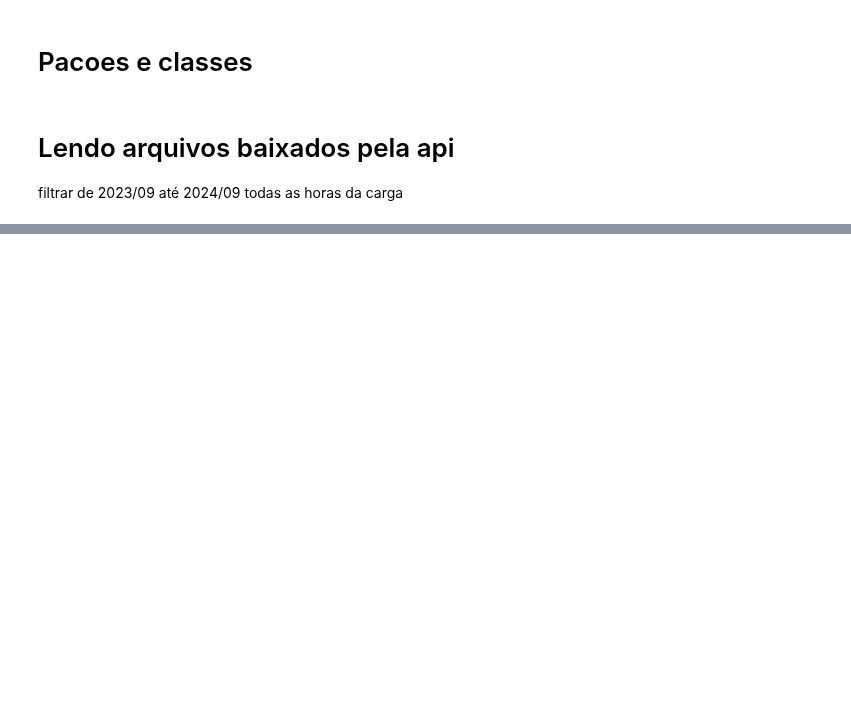
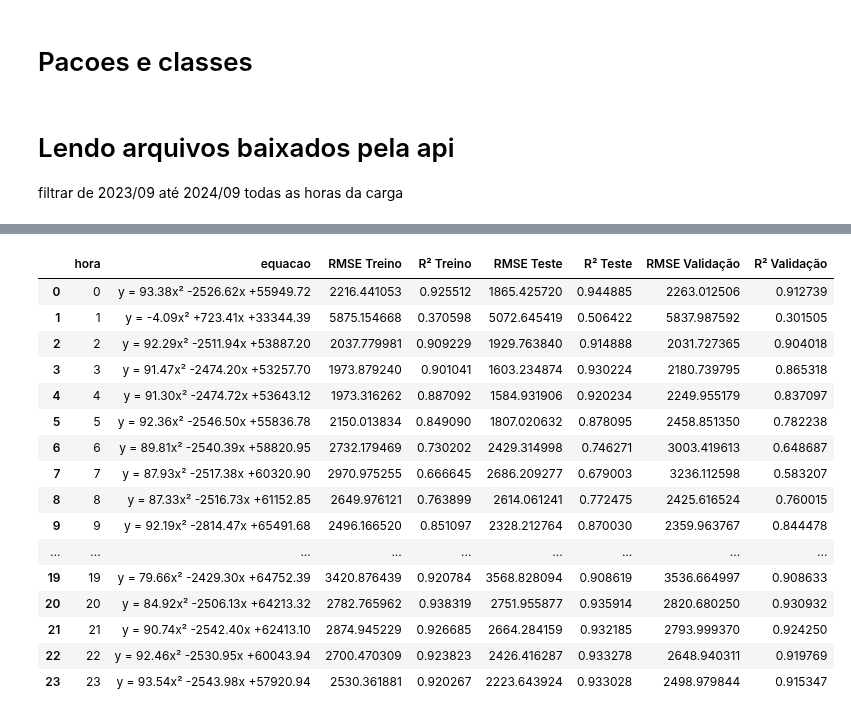
Before and after one commit to jrodrigotico/serena-tcc, a Jupyter notebook: debug_modelo.ipynb, the cells around one changed output, grey strips where cells are left out. Saved outputs shown, nothing was run; the diff lists cells and outputs as text; code cells hidden in the pictures; blank space fills up the shorter version.

Commit message:
só com a tabela large

```diff
--- a/debug_modelo.ipynb
+++ b/debug_modelo.ipynb
@@ -545,0 +121,94 @@ df_long: 13715.321477667276
+# %%
+def treinamento(df, column_x, column_y, k=5):
+    resultados = []
+
+    horas = sorted(df['hour'].unique())
+
+    for hora in horas:
+        # Filtra os dados para a hora atual
+        dados = df[df['hour'] == hora]
+        dados = dados.dropna(subset=[column_x, column_y])
+
+        X = dados[[column_x]].values
+        y = dados[column_y].values
+
+        # Divide em treino, teste e validação
+        X_train, X_temp, y_train, y_temp = train_test_split(X, y, test_size=0.3, random_state=42)
+        X_test, X_val, y_test, y_val = train_test_split(X_temp, y_temp, test_size=0.5, random_state=42)
+
+        # Regressão quadrática: x², x, constante
+        X_train_poly = np.hstack((X_train**2, X_train, np.ones_like(X_train)))
+        coef, *_ = np.linalg.lstsq(X_train_poly, y_train, rcond=None)
+
+        # Previsões
+        y_pred_train = X_train_poly @ coef
+        X_test_poly = np.hstack((X_test**2, X_test, np.ones_like(X_test)))
+        y_pred_test = X_test_poly @ coef
+        X_val_poly = np.hstack((X_val**2, X_val, np.ones_like(X_val)))
+        y_pred_val = X_val_poly @ coef
+
+        # Métricas de erro
+        rmse_train = mean_squared_error(y_train, y_pred_train, squared=False)
+        rmse_test = mean_squared_error(y_test, y_pred_test, squared=False)
+        rmse_val = mean_squared_error(y_val, y_pred_val, squared=False)
+
+        r2_train = r2_score(y_train, y_pred_train)
+        r2_test = r2_score(y_test, y_pred_test)
+        r2_val = r2_score(y_val, y_pred_val)
+
+        # Validação cruzada
+        kf = KFold(n_splits=k, shuffle=True, random_state=42)
+        rmse_cv_scores = []
+
+        for train_idx, test_idx in kf.split(X_val):
+            X_cv_train, X_cv_test = X_val[train_idx], X_val[test_idx]
+            y_cv_train, y_cv_test = y_val[train_idx], y_val[test_idx]
+
+            X_cv_train_poly = np.hstack((X_cv_train**2, X_cv_train, np.ones_like(X_cv_train)))
+            X_cv_test_poly = np.hstack((X_cv_test**2, X_cv_test, np.ones_like(X_cv_test)))
+
+            coef_cv, *_ = np.linalg.lstsq(X_cv_train_poly, y_cv_train, rcond=None)
+            y_cv_pred = X_cv_test_poly @ coef_cv
+            rmse_cv_scores.append(mean_squared_error(y_cv_test, y_cv_pred, squared=False))
+
+        # Cálculo do erro relativo da validação cruzada
+        rmse_cv_mean = np.mean(rmse_cv_scores)
+        rmse_cv_std = np.std(rmse_cv_scores)
+
+        resultados.append({
+            'hora': hora,
+            'equacao': f"y = {coef[0]:.2f}x² {coef[1]:+.2f}x {coef[2]:+.2f}",
+            'RMSE Treino': rmse_train,
+            'R² Treino': r2_train,
+            'RMSE Teste': rmse_test,
+            'R² Teste': r2_test,
+            'RMSE Validação': rmse_val,
+            'R² Validação': r2_val,
+            # 'CV RMSE Médio': rmse_cv_mean,
+            # 'CV RMSE DP': rmse_cv_std
+        })
+
+    return pd.DataFrame(resultados)
+
+tabela1 = treinamento(df, 'avg_temp_celsius', 'sum_load')
+tabela1
+tabela2 = treinamento(df, 'temp_ponderada_pop', 'sum_load')
+tabela2
+# %% [output]
+|  | hora | equacao | RMSE Treino | R² Treino | RMSE Teste | R² Teste | RMSE Validação | R² Validação |
+| 0 | 0 | y = 93.38x² -2526.62x +55949.72 | 2216.441053 | 0.925512 | 1865.425720 | 0.944885 | 2263.012506 | 0.912739 |
+| 1 | 1 | y = -4.09x² +723.41x +33344.39 | 5875.154668 | 0.370598 | 5072.645419 | 0.506422 | 5837.987592 | 0.301505 |
+| 2 | 2 | y = 92.29x² -2511.94x +53887.20 | 2037.779981 | 0.909229 | 1929.763840 | 0.914888 | 2031.727365 | 0.904018 |
+| 3 | 3 | y = 91.47x² -2474.20x +53257.70 | 1973.879240 | 0.901041 | 1603.234874 | 0.930224 | 2180.739795 | 0.865318 |
+| 4 | 4 | y = 91.30x² -2474.72x +53643.12 | 1973.316262 | 0.887092 | 1584.931906 | 0.920234 | 2249.955179 | 0.837097 |
+| 5 | 5 | y = 92.36x² -2546.50x +55836.78 | 2150.013834 | 0.849090 | 1807.020632 | 0.878095 | 2458.851350 | 0.782238 |
+| 6 | 6 | y = 89.81x² -2540.39x +58820.95 | 2732.179469 | 0.730202 | 2429.314998 | 0.746271 | 3003.419613 | 0.648687 |
+| 7 | 7 | y = 87.93x² -2517.38x +60320.90 | 2970.975255 | 0.666645 | 2686.209277 | 0.679003 | 3236.112598 | 0.583207 |
+| 8 | 8 | y = 87.33x² -2516.73x +61152.85 | 2649.976121 | 0.763899 | 2614.061241 | 0.772475 | 2425.616524 | 0.760015 |
+| 9 | 9 | y = 92.19x² -2814.47x +65491.68 | 2496.166520 | 0.851097 | 2328.212764 | 0.870030 | 2359.963767 | 0.844478 |
+| ... | ... | ... | ... | ... | ... | ... | ... | ... |
+| 19 | 19 | y = 79.66x² -2429.30x +64752.39 | 3420.876439 | 0.920784 | 3568.828094 | 0.908619 | 3536.664997 | 0.908633 |
+| 20 | 20 | y = 84.92x² -2506.13x +64213.32 | 2782.765962 | 0.938319 | 2751.955877 | 0.935914 | 2820.680250 | 0.930932 |
+| 21 | 21 | y = 90.74x² -2542.40x +62413.10 | 2874.945229 | 0.926685 | 2664.284159 | 0.932185 | 2793.999370 | 0.924250 |
+| 22 | 22 | y = 92.46x² -2530.95x +60043.94 | 2700.470309 | 0.923823 | 2426.416287 | 0.933278 | 2648.940311 | 0.919769 |
+| 23 | 23 | y = 93.54x² -2543.98x +57920.94 | 2530.361881 | 0.920267 | 2223.643924 | 0.933028 | 2498.979844 | 0.915347 |
```
Also changed, not shown: parts of 39 cells of this notebook.
